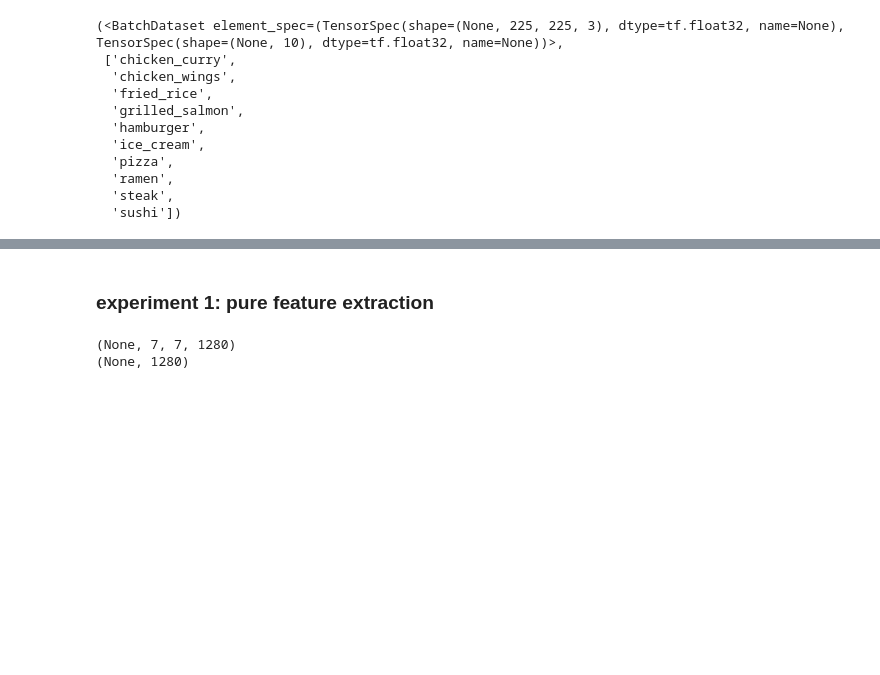
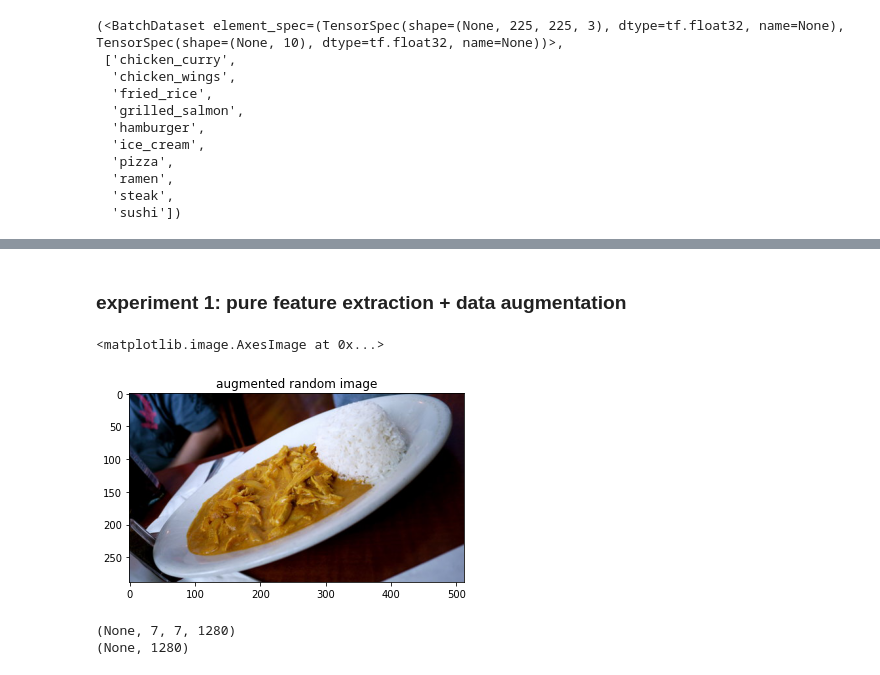
Before and after one commit to terrysu64/Machine-Learning-and-Data-Science-Projects, a Jupyter notebook: fine_tuning.ipynb, the cells around one changed output, grey strips where cells are left out. Drawn from its saved outputs; the diff is of its cells as text; code cells hidden in the pictures; blank space fills up the shorter version.

```diff
--- a/fine_tuning.ipynb
+++ b/fine_tuning.ipynb
@@ -133,5 +133,30 @@ tf.Tensor(
 # %% [markdown]
-### experiment 1: pure feature extraction
+### experiment 1: pure feature extraction + data augmentation
+# %%
+from tensorflow.keras.layers.experimental import preprocessing as pre #augments on gpu and only during train
+import matplotlib.image as mpimg
+import matplotlib.pyplot as plt
+import random
+import os
+
+data_aug = tf.keras.Sequential([
+    pre.RandomFlip("horizontal"),
+    pre.RandomRotation(0.2),
+    pre.RandomZoom(0.2)
+], name="data_augmentation")
+
+target_class = random.choice(train_data.class_names)
+target_dir = ''.join([train_dir,'/',target_class])
+img = ''.join([target_dir,
+               '/',
+               random.choice(os.listdir(target_dir))])
+
+aug_img = data_aug(mpimg.imread(img))
+plt.title('augmented random image')
+plt.imshow(aug_img/255)
+# %% [output]
+<matplotlib.image.AxesImage at 0x...>
+[figure, added]
 # %%
 base_model = tf.keras.applications.EfficientNetB0(include_top=False)
 base_model.trainable = False
```
Also changed, not shown: parts of 13 cells of this notebook.
